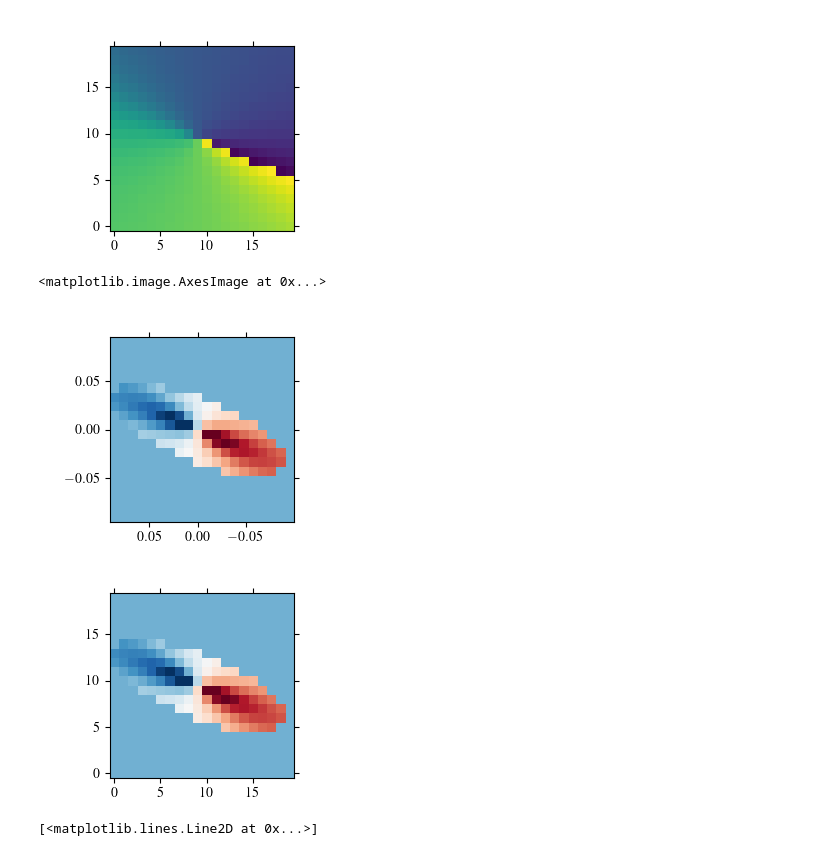
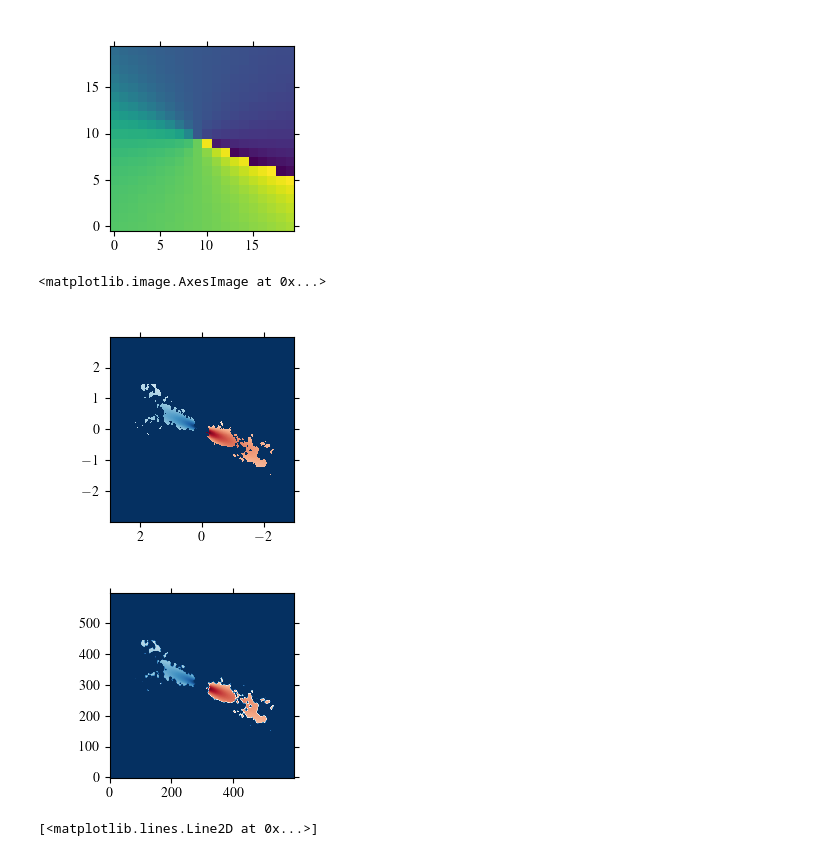
Before and after one commit to yyamato-as/edisk-L1489IRS, a Jupyter notebook: fit_rotationmap.ipynb, the cells around one changed output. Drawn from its saved outputs; the diff is of its cells as text; code cells hidden in the pictures.

```diff
--- a/fit_rotationmap.ipynb
+++ b/fit_rotationmap.ipynb
@@ -22,16 +22,17 @@ PA = source_dict[source]["PA"]
 incl = source_dict[source]["incl"]
 distance = source_dict[source]["distance"]
 vsys = source_dict[source]["v_sys"]
-vrange = 9
+vrange = 5
 
 rotmapname = au.VADPpath + au.get_image_basename(source, config, line, robust=robust).replace(".fits", "_v0.fits")
 # %% [output]
 The autoreload extension is already loaded. To reload it, use:
   %reload_ext autoreload
 # %%
-rout = 0.1
-rotmap = Map(rotmapname, data_scaling_factor=1e-3, center_coord=center_coord, xlim=(-rout, rout), ylim=(-rout, rout))
-mask = rotmap.mask(rmin=0.01, rmax=rout, PA=PA, incl=incl)
+rout = 0.3
+rotmap = Map(rotmapname, data_scaling_factor=1e-3, center_coord=center_coord, xlim=(-rout, rout), ylim=(-rout, rout), downsample="beam")
+v_mask = abs(rotmap.data - vsys) >= 5
+mask = rotmap.mask(user_mask=v_mask, rmax=0.2, incl=incl, PA=PA)
 r, t = rotmap.get_disk_coord(PA=PA, incl=incl)
 rotmap.plot_colormap(cmap=eplot.cmap["M1"], vmin=vsys-vrange, vmax=vsys+vrange)
 # %% [output]
@@ -45,19 +46,19 @@ plt.imshow(t, origin="lower")
 # %%
 Mstar = 1.6
 vlos = - Keplerian_velocity(r=r*distance, theta=t, Mstar=Mstar, incl=incl) + vsys
 kernel = Gaussian2DKernel(x_stddev=FWHM_to_sigma(rotmap.bmaj)/rotmap.dpix, y_stddev=FWHM_to_sigma(rotmap.bmin)/rotmap.dpix, theta=np.radians(90+rotmap.bpa))
-# vlos = convolve_fft(vlos, kernel)
+vlos = convolve_fft(vlos, kernel)
 fig, ax = plt.subplots()
 ax.pcolorfast(rotmap.x, rotmap.y, vlos*mask, vmin=vsys-vrange, vmax=vsys+vrange, cmap=eplot.cmap["M1"])
 ax.invert_xaxis()
 ax.set(aspect=1./ax.get_data_ratio())
 
 plt.figure()
 plt.imshow(vlos*mask, vmin=vsys-vrange, vmax=vsys+vrange, cmap=eplot.cmap["M1"], origin="lower")
 # %% [output]
 <matplotlib.image.AxesImage at 0x...>
-[figure, old version]
+[figure, new version]
-[figure, old version]
+[figure, new version]
 # %%
 sigma = 0.3
 vrange = 15
```
Also changed, not shown: parts of 5 cells of this notebook, 18 other files.
